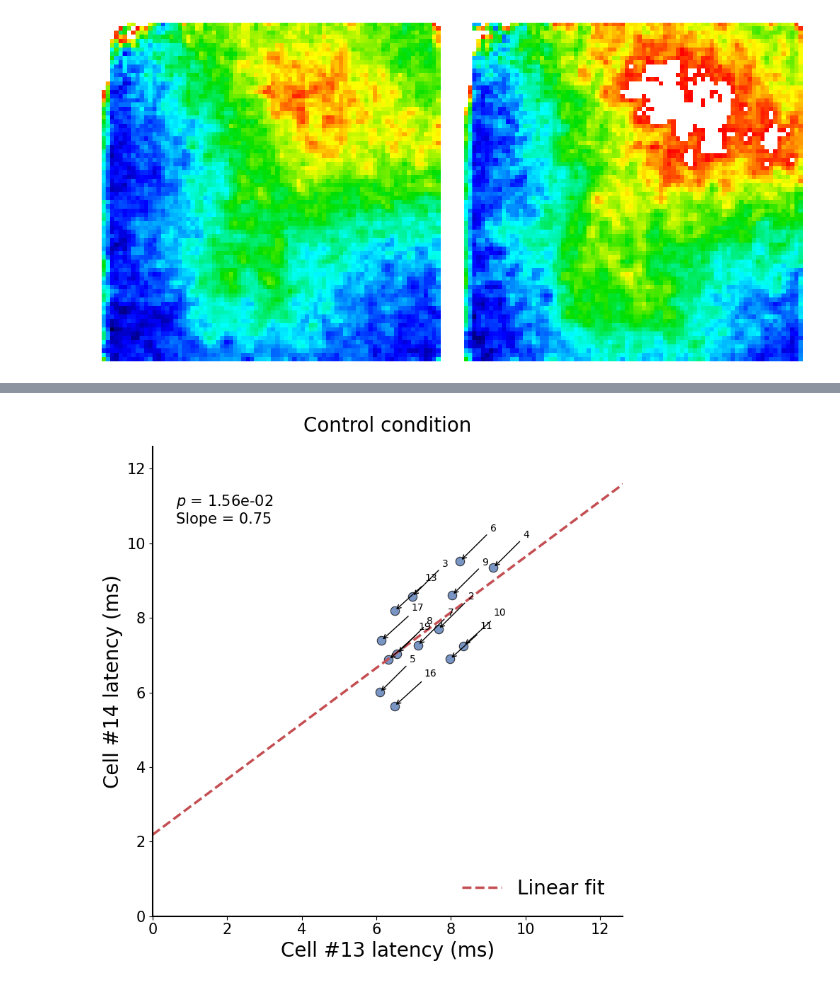
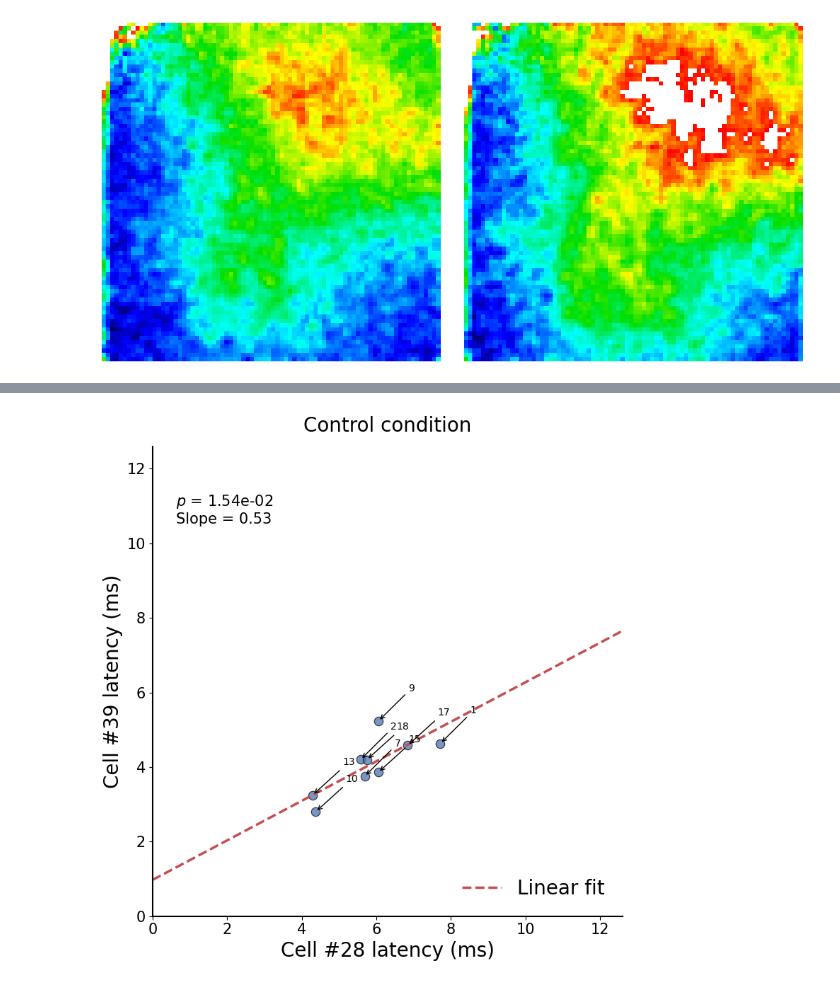
Before and after one commit to TianchengXu0420/ZDA_Adventure, a Jupyter notebook: GapJunction.ipynb, the cells around one changed output, grey strips where cells are left out. Cells and saved outputs as stored; diff of their text form; code cells hidden in the pictures.

```diff
--- a/GapJunction.ipynb
+++ b/GapJunction.ipynb
@@ -24,7 +24,7 @@ stimulus = 200
 startPt = 200
 numPt = 30
 # evoke = np.array([60, 34]) # 26-07-10
-evoke = np.array([64, 35]) # 25-11-12
+# evoke = np.array([64, 35]) # 25-11-12
 # %%
 # Original Data.
 Data = np.fromfile('C:/Users/txu245/Desktop/25-11-12/Control.dat', dtype='float64').reshape(20, 80, 80, 1000)
@@ -198,11 +198,11 @@ for i, coor in enumerate(index_Q):
     #  Coordinates for columns and rows.
     c = coor[0]
     r = coor[1]
-
+    '''
     # Eliminate the cells that are too close to the stimulus point.
     if np.sqrt((c-evoke[1])**2 + (r-evoke[0])**2) <= 8:
         continue
-
+    '''
     # Pixel boundaries.
     left   = c - 1.5
     right  = c + 1.5
@@ -268,7 +268,7 @@ cell_trace_Q = []
 cell_latency_Q = []
 cell_amp_Q = []
 
-for i, candidate in enumerate(candidates):
+for i, candidate in enumerate(candidates_Q):
     row = candidate[0]
     col = candidate[1]
     '''
@@ -511,7 +511,7 @@ Totally 26 pairs.
 # %%
 # Cells' Number
-cell_1 = 13
-cell_2 = 14
+cell_1 = 28
+cell_2 = 39
 
 # regression
 x_data = cell_latency[cell_1-1]
@@ -571,21 +571,23 @@ plt.show()
 # %%
-cell_1 = 13
-cell_2 = 14
+cell_1 = 28
+cell_2 = 39
+traceline = cell_trace
+tracelatency = cell_latency
 
 delete = []
 name = np.linspace(0, cell_latency.shape[1]-1, cell_latency.shape[1])
 
 for i in range(cell_latency.shape[1]):
-    a = maps.Half_Amp_Latency_2(Trace=cell_trace[cell_1-1][i], startPt=startPt, numPt=numPt)
-    b = maps.Half_Amp_Latency_3(Trace=cell_trace[cell_1-1][i], startPt=startPt, numPt=numPt)
-    c = maps.Half_Amp_Latency_2(Trace=cell_trace[cell_2-1][i], startPt=startPt, numPt=numPt)
-    d = maps.Half_Amp_Latency_3(Trace=cell_trace[cell_2-1][i], startPt=startPt, numPt=numPt)
+    a = maps.Half_Amp_Latency_2(Trace=traceline[cell_1-1][i], startPt=startPt, numPt=numPt)
+    b = maps.Half_Amp_Latency_3(Trace=traceline[cell_1-1][i], startPt=startPt, numPt=numPt)
+    c = maps.Half_Amp_Latency_2(Trace=traceline[cell_2-1][i], startPt=startPt, numPt=numPt)
+    d = maps.Half_Amp_Latency_3(Trace=traceline[cell_2-1][i], startPt=startPt, numPt=numPt)
 
     if a!=b or c!=d:
         delete.append(i)
 
-cell_1_delete = np.delete(cell_latency[cell_1-1], delete)
-cell_2_delete = np.delete(cell_latency[cell_2-1], delete)
+cell_1_delete = np.delete(tracelatency[cell_1-1], delete)
+cell_2_delete = np.delete(tracelatency[cell_2-1], delete)
 name = np.delete(name, delete)
 
 # Data
@@ -616,34 +618,34 @@ ax.set_ylim(0, 12.6)
 ax.set_xticks(np.arange(0, 12.6, 2.0))
 ax.set_yticks(np.arange(0, 12.6, 2.0))
 
 ax.tick_params(labelsize=15)
 
 ax.set_xlabel(f'Cell #{cell_1} latency (ms)', fontsize=20)
 
 ax.set_ylabel(f'Cell #{cell_2} latency (ms)', fontsize=20)
 
 # equal aspect
 ax.set_aspect('equal')
 
 # STATS BOX
 stats_text = (f'$p$ = {pvalue:.2e}\n'f'Slope = {slope:.2f}')
 ax.text(0.05, 0.9, stats_text, transform=ax.transAxes, fontsize=15, va='top', bbox=dict(facecolor='white', alpha=0.85, edgecolor='none'))
 
 # STYLE
 ax.spines['top'].set_visible(False)
 ax.spines['right'].set_visible(False)
 
 ax.spines['left'].set_linewidth(1.5)
 ax.spines['bottom'].set_linewidth(1.5)
 
 ax.legend(frameon=False, fontsize=20, loc='lower right')
 
 ax.set_title(f'Control condition', fontsize=20, pad=15)
 
 plt.tight_layout()
 plt.show()
 # %% [output]
-[figure, old version]
+[figure, new version]
 # %%
 cell_1_delete = np.random.permutation(cell_1_delete)
 cell_2_delete = np.random.permutation(cell_2_delete)
```
Also changed, not shown: parts of 16 cells of this notebook.
